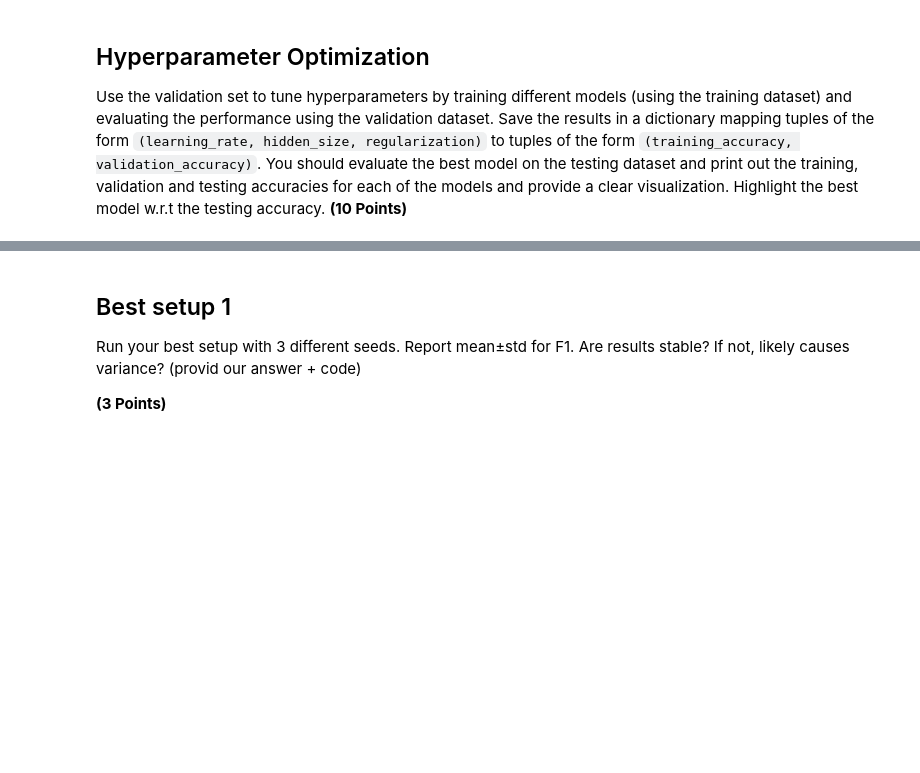
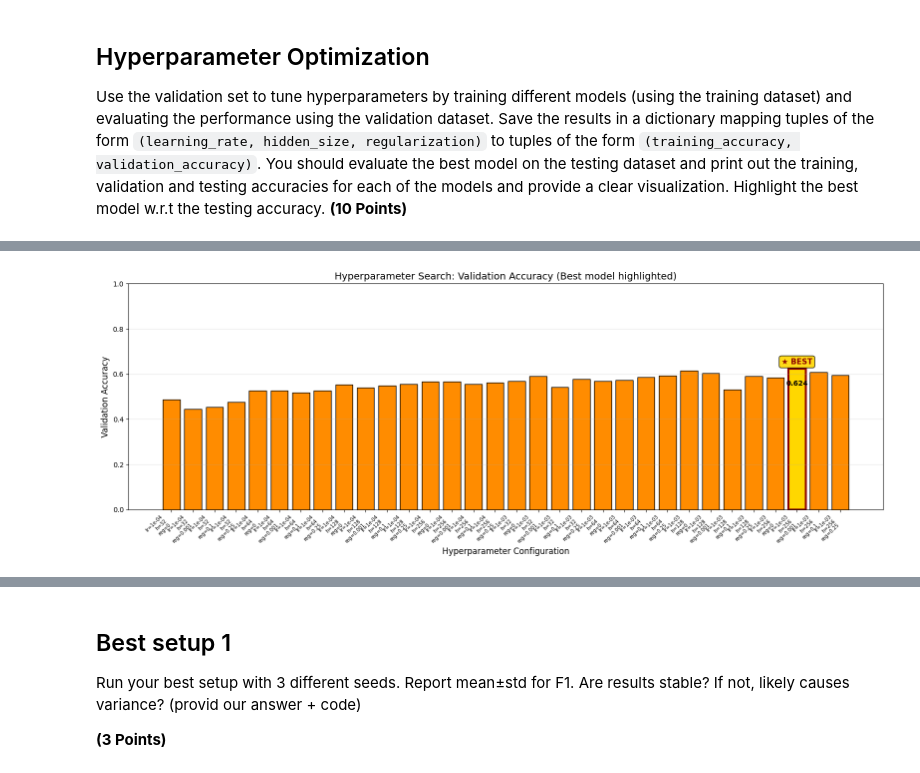
Before and after one commit to aviferdman/Deep-Learning-and-Image-Understanding, a Jupyter notebook: hw2/316420132_ex2.ipynb, the cells around one changed output, grey strips where cells are left out. Drawn from its saved outputs; the diff is of its cells as text; code cells hidden in the pictures; blank space fills up the shorter version.

```diff
--- a/hw2/316420132_ex2.ipynb
+++ b/hw2/316420132_ex2.ipynb
@@ -1013,6 +1011,7 @@ Use the validation set to tune hyperparameters by training different models (usi
 # You are encouraged to experiment with additional values
 learning_rates = [1e-4, 1e-3]
 hidden_sizes = [32, 64, 128, 256]
+
 regularizations = [0, 0.001, 0.1, 0.25]
 
 results = {}
@@ -1037,19 +1036,79 @@ for lr in learning_rates:
                             num_iters=1500, batch_size=200,
                             learning_rate=lr, reg=reg, verbose=False)
 
-            # Evaluate on train and validation
+            # Evaluate on train, validation, and test
             train_acc = (net.predict(X_train) == y_train).mean()
             val_acc = (net.predict(X_val) == y_val).mean()
+            test_acc = (net.predict(X_test) == y_test).mean()
 
             # Store results
             results[(lr, hidden_size, reg)] = (train_acc, val_acc)
 
-            # Track best model
+            # Track best model by validation accuracy
             if val_acc > best_val:
                 best_val = val_acc
                 best_net = net
 
-            print(f'  train acc: {train_acc:.4f}, val acc: {val_acc:.4f}')
+            print(f'  train acc: {train_acc:.4f}, val acc: {val_acc:.4f}, test acc: {test_acc:.4f}')
+
+# ============================================================================
+# VISUALIZATION: Bar Chart with Best Model Highlighted (Validation Only)
+# ============================================================================
+
+# Prepare data for visualization
+configs = list(results.keys())
+val_accs = [results[c][1] for c in configs]
+
+# Find best model index by validation accuracy
+best_idx = np.argmax(val_accs)
+
+# Create labels for x-axis
+labels = [f'lr={lr:.0e}\nh={h}\nreg={r}' for lr, h, r in configs]
+
+# Create the bar chart
+fig, ax = plt.subplots(figsize=(16, 6))
+
+x = np.arange(len(configs))
+
+# Create bars (Validation only)
+colors = ['darkorange' if i != best_idx else 'gold' for i in range(len(configs))]
+bars = ax.bar(x, val_accs, color=colors, edgecolor='black', linewidth=1)
+
+# Highlight the best model with thicker border
+bars[best_idx].set_edgecolor('darkred')
+bars[best_idx].set_linewidth(3)
+
+# Add a star marker above the best model
+ax.annotate('★ BEST', xy=(best_idx, val_accs[best_idx] + 0.02),
+            ha='center', fontsize=11, fontweight='bold', color='darkred',
+            bbox=dict(boxstyle='round,pad=0.3', facecolor='gold', alpha=0.9))
+
+# Add value label on best bar
+ax.text(best_idx, val_accs[best_idx] - 0.05, f'{val_accs[best_idx]:.3f}',
+        ha='center', va='top', fontsize=10, fontweight='bold', color='black')
+
+# Labels and formatting
+ax.set_xlabel('Hyperparameter Configuration', fontsize=12)
+ax.set_ylabel('Validation Accuracy', fontsize=12)
+ax.set_title('Hyperparameter Search: Validation Accuracy (Best model highlighted)', fontsize=14)
+ax.set_xticks(x)
+ax.set_xticklabels(labels, fontsize=7, rotation=45, ha='right')
+ax.set_ylim(0, 1.0)
+ax.grid(axis='y', alpha=0.3)
+
+plt.tight_layout()
+plt.show()
+
+# Print best model summary
+best_config = configs[best_idx]
+print(f'\n{"="*60}')
+print(f'BEST MODEL (by validation accuracy):')
+print(f'  Learning Rate: {best_config[0]}')
+print(f'  Hidden Size: {best_config[1]}')
+print(f'  Regularization: {best_config[2]}')
+print(f'  Train Accuracy: {results[best_config][0]:.4f}')
+print(f'  Validation Accuracy: {val_accs[best_idx]:.4f}')
+print(f'{"="*60}')
 
 ################################################################################
 #                              END OF YOUR CODE                                #
@@ -1085,0 +1145 @@ Neural Network on raw pixels final test set accuracy: 0.604000
+[figure, added]
```
Also changed, not shown: parts of 14 cells of this notebook, 1 other file.
